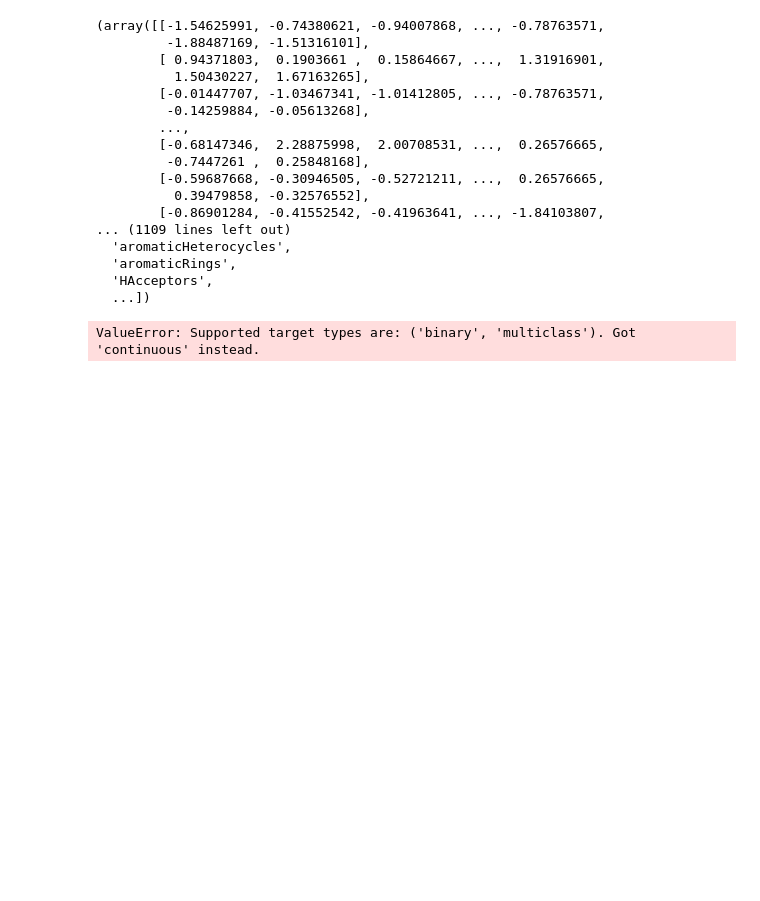
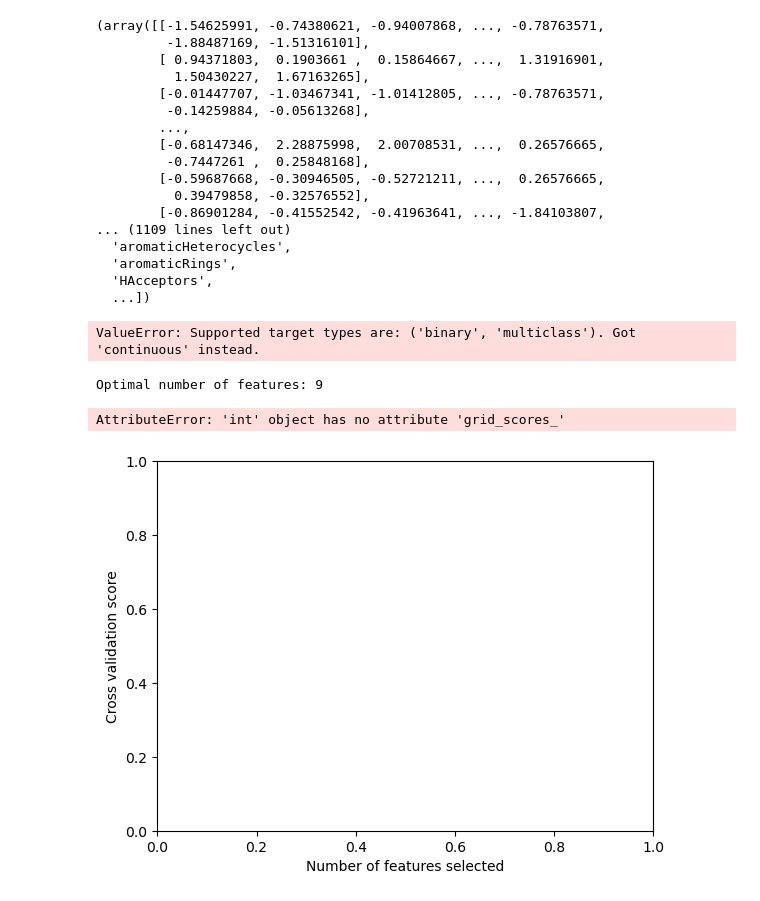
Before and after one commit to ojoawoa/GNN_model_TRPM8_Drug_Potency_prediction, a Jupyter notebook: 4_feature_selection/Forest-model-JP.ipynb, the cells around one changed output. Saved outputs shown, nothing was run; the diff lists cells and outputs as text; code cells hidden in the pictures; blank space fills up the shorter version.

```diff
--- a/4_feature_selection/Forest-model-JP.ipynb
+++ b/4_feature_selection/Forest-model-JP.ipynb
@@ -117,10 +117,10 @@ feature_selection_RFECV(X,y,n_tree=100)
 # %% [output]
 ValueError: Supported target types are: ('binary', 'multiclass'). Got 'continuous' instead.
 # %%
-model = RandomForestRegressor(n_estimators=100, random_state=42)
+model = RandomForestRegressor(n_estimators=50, random_state=42)
 rfecv = RFECV(
     estimator=model,
-    step=1,
+    step=10,
     cv=KFold(5),  # 5-fold cross-validation
     scoring='neg_mean_squared_error'  # Use neg_mean_squared_error for regression
 )
@@ -130,3 +130,17 @@ rfecv.fit(X, y)
 
 # Display the optimal number of features
 print("Optimal number of features:", rfecv.n_features_)
+# %% [output]
+Optimal number of features: 9
+# %%
+selector = 9
+
+# Plot number of features VS. cross-validation scores
+plt.figure()
+plt.xlabel("Number of features selected")
+plt.ylabel("Cross validation score")
+plt.plot(range(1, len(selector.grid_scores_) + 1), selector.grid_scores_)
+plt.show()
+# %% [output]
+AttributeError: 'int' object has no attribute 'grid_scores_'
+[figure, added]
```
